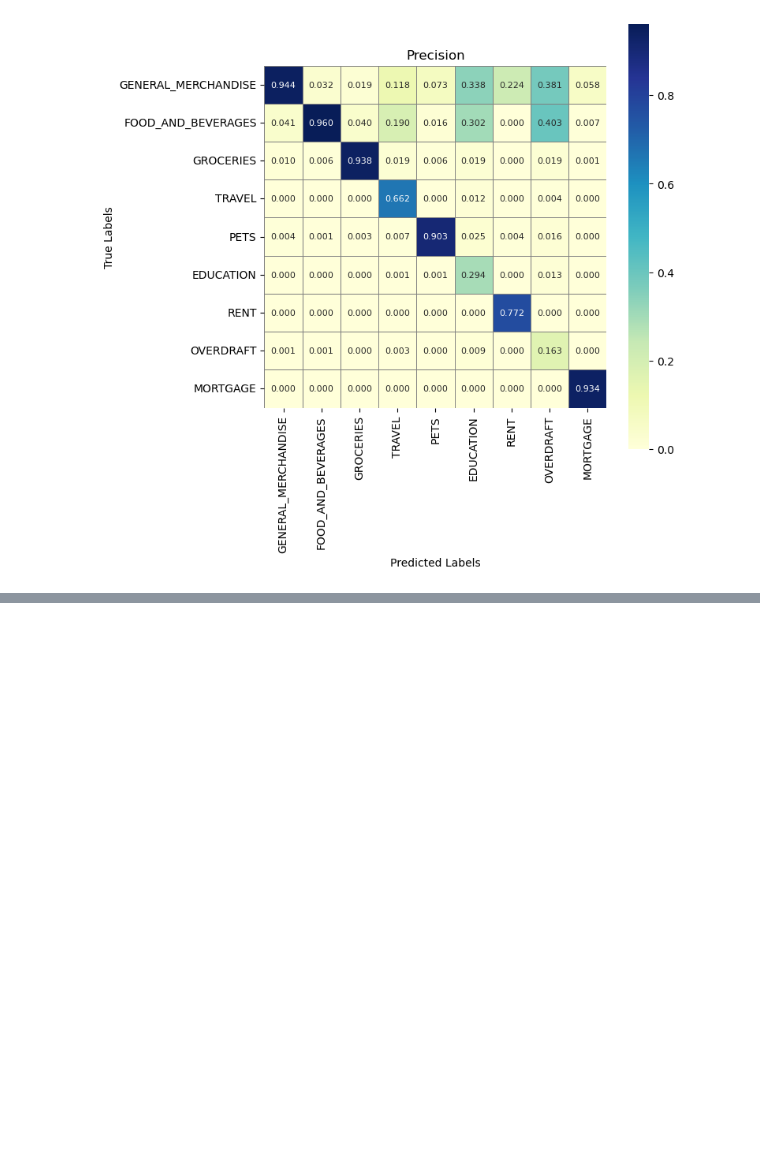
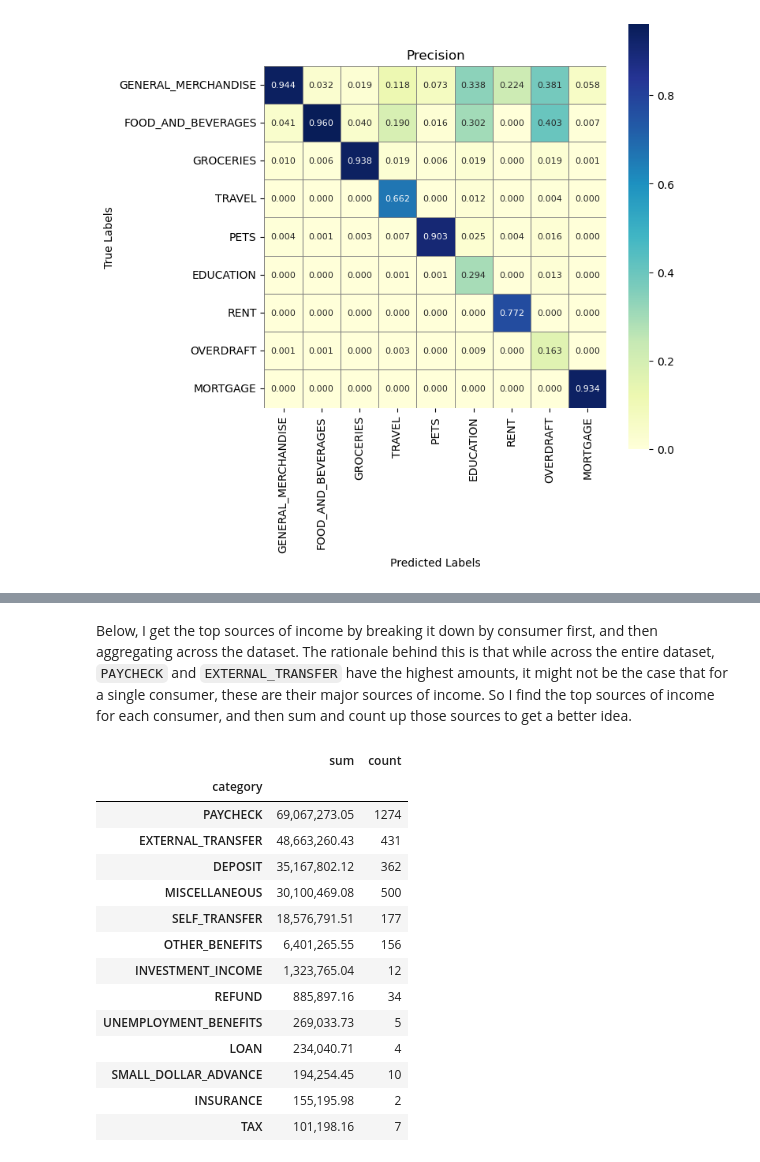
Before and after one commit to danielrmathew/prism-data-credit, a Jupyter notebook: src/drm_notebook.ipynb, the cells around one changed output, grey strips where cells are left out. Cells and saved outputs as stored; diff of their text form; code cells hidden in the pictures; blank space fills up the shorter version.

```diff
--- a/src/drm_notebook.ipynb
+++ b/src/drm_notebook.ipynb
@@ -812,0 +930,33 @@ def pipeline():
+# %% [markdown]
+Below, I get the top sources of income by breaking it down by consumer first, and then aggregating across the dataset. The rationale behind this is that while across the entire dataset, `PAYCHECK` and `EXTERNAL_TRANSFER` have the highest amounts, it might not be the case that for a single consumer, these are their major sources of income. So I find the top sources of income for each consumer, and then sum and count up those sources to get a better idea.
+# %%
+# getting top sources of income but retrieved by consumers rather than across the whole dataset, and then aggregated
+def get_top_income_sources(inflows, num_sources=1):
+    consumer_cat_amounts = inflows.groupby(['prism_consumer_id', 'category'], as_index=False)[['amount']].sum()
+    consumer_cat_amounts_sorted = consumer_cat_amounts.sort_values(
+                                    by=['prism_consumer_id', 'amount'],
+                                    ascending=[True, False]
+                                ).reset_index(drop=True)
+    return consumer_cat_amounts_sorted.groupby('prism_consumer_id').head(num_sources) \
+                                      .groupby('category')['amount'].agg(['sum', 'count']) \
+                                      .sort_values(by='sum', ascending=False)
+# %%
+# looking at the number 1 source of income for each consumer (number 1 determined by amount), it looks like PAYCHECK has the highest amount
+# and occurs the most when looking at all inflows categories
+get_top_income_sources(inflows)
+# %% [output]
+|  | sum | count |
+| category |  |  |
+| PAYCHECK | 69,067,273.05 | 1274 |
+| EXTERNAL_TRANSFER | 48,663,260.43 | 431 |
+| DEPOSIT | 35,167,802.12 | 362 |
+| MISCELLANEOUS | 30,100,469.08 | 500 |
+| SELF_TRANSFER | 18,576,791.51 | 177 |
+| OTHER_BENEFITS | 6,401,265.55 | 156 |
+| INVESTMENT_INCOME | 1,323,765.04 | 12 |
+| REFUND | 885,897.16 | 34 |
+| UNEMPLOYMENT_BENEFITS | 269,033.73 | 5 |
+| LOAN | 234,040.71 | 4 |
+| SMALL_DOLLAR_ADVANCE | 194,254.45 | 10 |
+| INSURANCE | 155,195.98 | 2 |
+| TAX | 101,198.16 | 7 |
```
Also changed, not shown: parts of 32 cells of this notebook.
